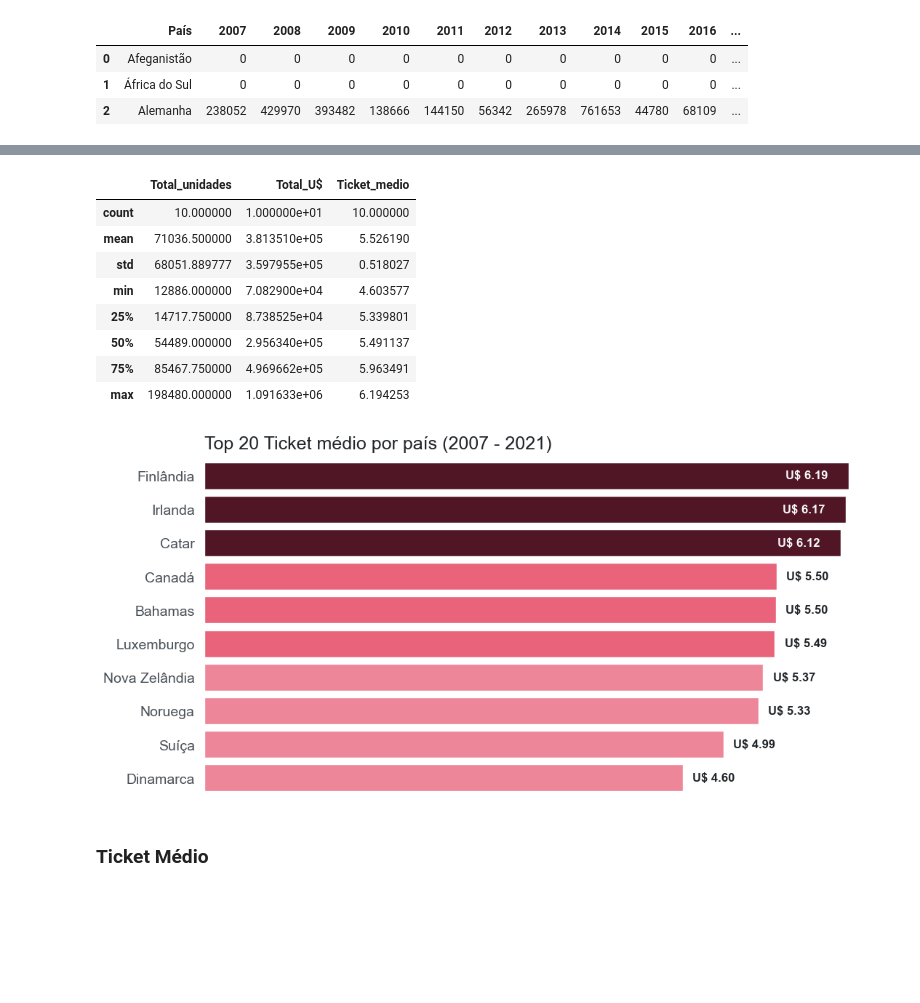
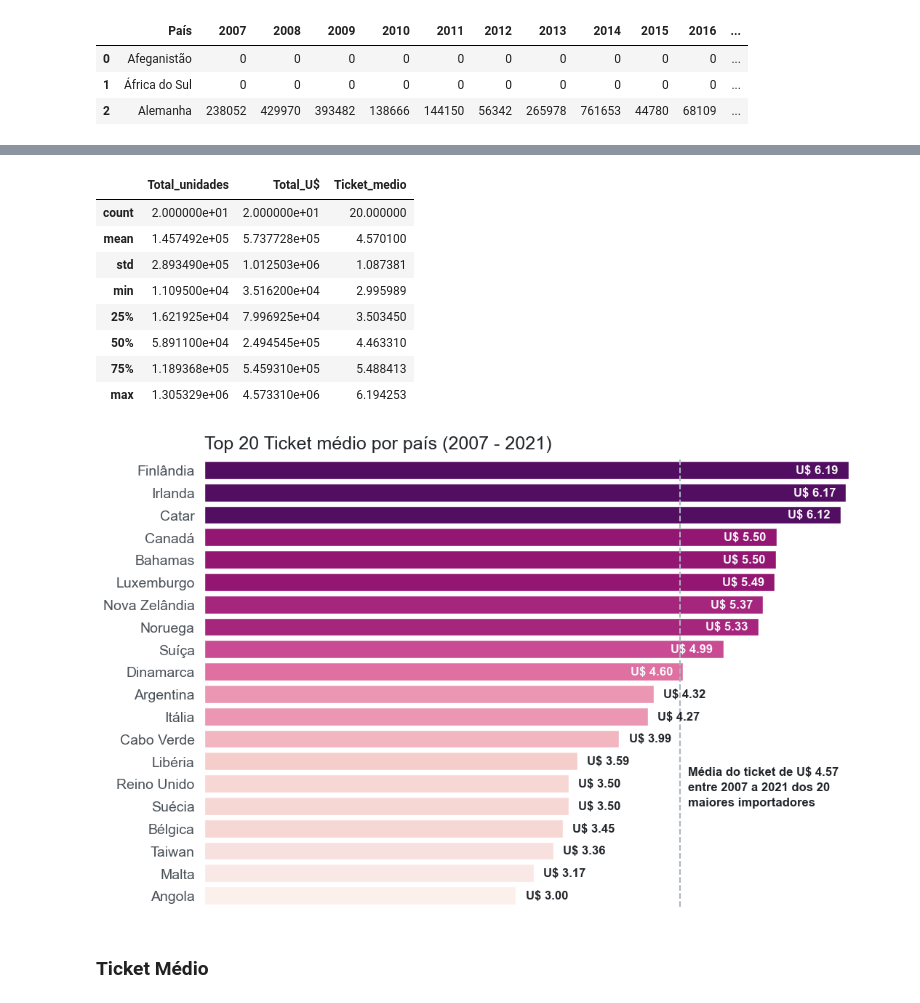
Before and after one commit to afonsosr2/techchallenge-grupo51, a Jupyter notebook: Desafio-vinhos.ipynb, the cells around one changed output, grey strips where cells are left out. Drawn from its saved outputs; the diff is of its cells as text; code cells hidden in the pictures; blank space fills up the shorter version.

Commit message:
ataulização paleta de gráficos

```diff
--- a/Desafio-vinhos.ipynb
+++ b/Desafio-vinhos.ipynb
@@ -270,7 +270,7 @@ sns.set_theme(style="white")
 
 # Desenhando o gráfico
 data = dados_dolar_ordenados.head(10)
-ax = sns.barplot(data = data, y = "País", x = "Total", palette = PALETA02)
+ax = sns.barplot(data = data, y = "País", x = "Total", palette = "RdPu_r")
 
  # Personalizando o gráfico
 ax.set_title('Exportação de Vinhos em milhões de dolares (U$ mi)\npor país (2007 - 2021)',
@@ -812,8 +812,8 @@ dados_ticket.columns = ["País","Continente","Total_unidades","Total_U$"]
 dados_ticket["Ticket_medio"] = (dados_ticket["Total_U$"]/dados_ticket["Total_unidades"])
 dados_ticket.sort_values("Ticket_medio",ascending=False, inplace=True)
 dados_ticket = dados_ticket.query("Total_unidades >= 10_000")
-dados_ticket_10 = dados_ticket.head(10)
-dados_ticket_10
+dados_ticket_20 = dados_ticket.head(20)
+dados_ticket_20
 # %% [output]
 |  | País | Continente | Total_unidades | Total_U$ | Ticket_medio |
 | 38 | Finlândia | Europa | 86763 | 537432 | 6.194253 |
@@ -829,58 +835,62 @@ dados_ticket_10
 # %%
-dados_ticket_10.describe()
+dados_ticket_20.describe()
 # %% [output]
 |  | Total_unidades | Total_U$ | Ticket_medio |
-| count | 10.000000 | 1.000000e+01 | 10.000000 |
-| mean | 71036.500000 | 3.813510e+05 | 5.526190 |
-| std | 68051.889777 | 3.597955e+05 | 0.518027 |
-| min | 12886.000000 | 7.082900e+04 | 4.603577 |
-| 25% | 14717.750000 | 8.738525e+04 | 5.339801 |
-| 50% | 54489.000000 | 2.956340e+05 | 5.491137 |
-| 75% | 85467.750000 | 4.969662e+05 | 5.963491 |
-| max | 198480.000000 | 1.091633e+06 | 6.194253 |
+| count | 2.000000e+01 | 2.000000e+01 | 20.000000 |
+| mean | 1.457492e+05 | 5.737728e+05 | 4.570100 |
+| std | 2.893490e+05 | 1.012503e+06 | 1.087381 |
+| min | 1.109500e+04 | 3.516200e+04 | 2.995989 |
+| 25% | 1.621925e+04 | 7.996925e+04 | 3.503450 |
+| 50% | 5.891100e+04 | 2.494545e+05 | 4.463310 |
+| 75% | 1.189368e+05 | 5.459310e+05 | 5.488413 |
+| max | 1.305329e+06 | 4.573310e+06 | 6.194253 |
 # %%
 # Definindo a área do gráfico e o tema da visualização
-fig, ax = plt.subplots(figsize=(12,6))
+fig, ax = plt.subplots(figsize=(12,8))
 sns.set_theme(style="white")
 
 def cores_pelos_valores(valor, nome_palette):
     # normalizando os valores entre [0, 1]
     valores_normalizados = (valor - min(valor)) / (max(valor) - min(valor))
     # convertendo para os indices de cores
     indices_cor = np.round(valores_normalizados * (len(valor) - 1)).astype(np.int32)
     # usando os indices para definir as cores em ordem crescente
     palette = sns.color_palette(nome_palette, len(valor))
     return np.array(palette).take(indices_cor, axis=0)
 
 # Desenhando o gráfico
 data = dados_dolar_ordenados.head(10)
-ax = sns.barplot(data = dados_ticket_10, y = "País", x = "Ticket_medio",
-                 palette = cores_pelos_valores(dados_ticket_10["Ticket_medio"], reversed(PALETA02)))
+ax = sns.barplot(data = dados_ticket_20, y = "País", x = "Ticket_medio",
+                 palette = cores_pelos_valores(dados_ticket_20["Ticket_medio"], "RdPu"))
 
-# ax.axvline(x = dados_ticket_10["Ticket_medio"].mean(), color = CINZA3, linestyle="--")
+# Linha de média do ticket nos 20 principais importadores
+media = dados_ticket_20["Ticket_medio"].mean()
+ax.axvline(x = media, color = CINZA3, linestyle="--")
+ax.text(x = 4.65, y = 15, s =f"Média do ticket de U$ {media.round(2)}\nentre 2007 a 2021 dos 20\nmaiores importadores" ,
+        color = CINZA1, fontsize=12, fontweight = "bold", linespacing=1.5)
 
  # Personalizando o gráfico
 ax.set_title('Top 20 Ticket médio por país (2007 - 2021)',
              loc='left', fontsize=18, color = CINZA1, pad = 10)
 ax.set_xlabel("")
 ax.set_ylabel("")
 ax.yaxis.set_tick_params(labelsize = 14, labelcolor= CINZA2)
 ax.set_xticklabels([])
 sns.despine(left= True, bottom = True)
 
 # Escrevendo os valores de cada barra no gráfico
-for i, valor in enumerate(dados_ticket_10["Ticket_medio"]):
+for i, valor in enumerate(dados_ticket_20["Ticket_medio"]):
     qtd = f'U$ {valor:,.2f}'
-    offset = 0.2
+    offset = 0.1
     offset_fora = 0.5
-    if valor > dados_ticket_10["Ticket_medio"].mean():
+    if valor > dados_ticket_20["Ticket_medio"].mean():
       ax.text(valor - offset, i, qtd, color= CINZA5, fontsize=12, fontweight='bold', ha='right', va='center')
     else:
        ax.text(valor + offset_fora, i, qtd, color= CINZA1, fontsize=12, fontweight='bold', ha='right', va='center')
 
 plt.show()
 # %% [output]
-[figure, old version]
+[figure, new version]
 # %% [markdown]
 ### Ticket Médio
 # %%
```
Also changed, not shown: parts of 6 cells of this notebook.
